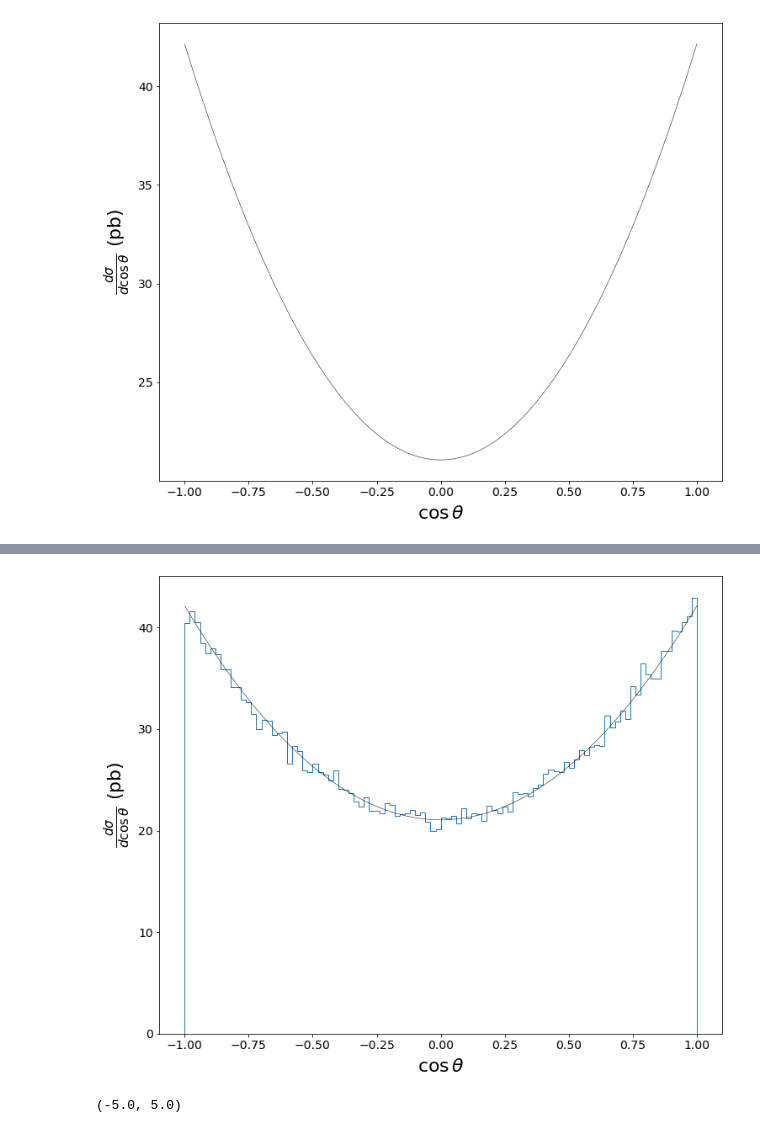
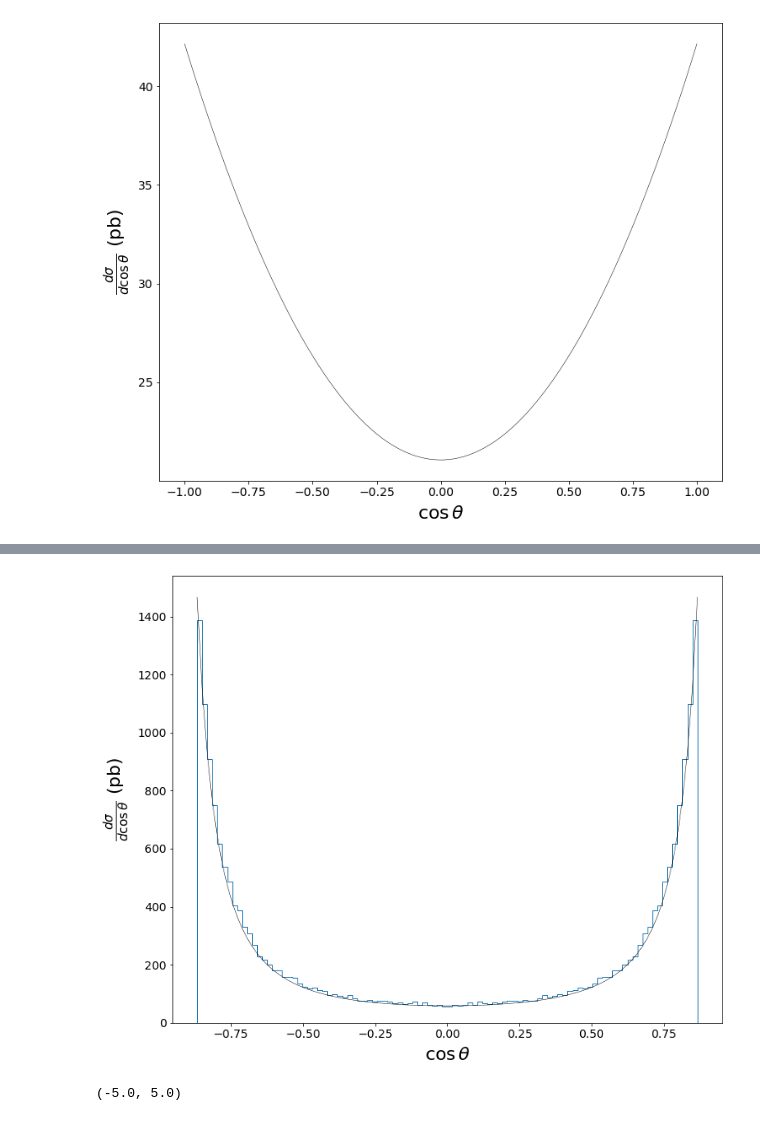
Before and after one commit to antoniovilela/madgraph, a Jupyter notebook: Read-ExRootAnalysis-LHE-workspace.ipynb, the cells around one changed output, grey strips where cells are left out. Cells and saved outputs as stored; diff of their text form; code cells hidden in the pictures.

```diff
--- a/Read-ExRootAnalysis-LHE-workspace.ipynb
+++ b/Read-ExRootAnalysis-LHE-workspace.ipynb
@@ -42,10 +42,10 @@ uproot.__version__
 # %% [output]
 '4.1.5'
 # %%
-save_figures = False
+save_figures = True
 # %%
-root = uproot.open( "data/SM_ee_mumu_z_40GeV/run_01/unweighted_events.root" )
-# root = uproot.open( "data/SM_ee_ee_100GeV/run_02/unweighted_events.root" )
+# root = uproot.open( "data/SM_ee_mumu_z_40GeV/run_01/unweighted_events.root" )
+root = uproot.open( "data/SM_ee_ee_100GeV/run_02/unweighted_events.root" )
 # %%
 tree = root[ "LHEF" ]
 # %%
@@ -219,7 +219,7 @@ df
 # %%
-selection = ( ( df.Status == 1 ) & ( df.PID == 13 ) )
+# selection = ( ( df.Status == 1 ) & ( df.PID == 13 ) )
 # selection = ( ( df.Status == 1 ) & ( df.PID == -13 ) )
-# selection = ( ( df.Status == 1 ) & ( df.PID == 11 ) )
+selection = ( ( df.Status == 1 ) & ( df.PID == 11 ) )
 df_sel = df[ selection ]
 df_sel
 # %% [output]
@@ -343,35 +349,37 @@ print ( I, sig_I )
 # %%
 fig = plt.figure( figsize=(12,10) )
 
 # mumu
-sigma_MC = 56.2 # pb
+# sigma_MC = 56.2 # pb
 # ee
-# sigma_MC = 398.
+sigma_MC = 398.
 
 counts, bins = np.histogram( df_sel[ 'cos_theta' ], weights=weights, bins=100 )
 X = ( bins[:-1] + bins[1:] ) / 2
 
 weights_binwidth = weights / ( bins[1] - bins[0] )
 counts_binwidth = counts / ( bins[1] - bins[0] )
 
 weights_sigma = sigma_MC * weights_binwidth
 counts_sigma = sigma_MC * counts_binwidth
 
 plt.hist( df_sel[ 'cos_theta' ], weights=weights_sigma, histtype='step', bins=100 )
 # plt.plot( X, counts_sigma, 'ko' )
 
 xplot_ = np.linspace( -costheta_max, costheta_max, 100 )
-plt.plot( xplot_, f_costheta( xplot_ ), 'k-', linewidth=0.5 )
-# plt.plot( xplot_, 0.5*f_costheta( xplot_ ), 'k-', linewidth=0.5 )
+# plt.plot( xplot_, f_costheta( xplot_ ), 'k-', linewidth=0.5 )
+plt.plot( xplot_, 0.5*f_costheta( xplot_ ), 'k-', linewidth=0.5 )
 
 plt.xlabel( r"$\cos\theta$" )
 plt.ylabel( r"$\frac{ d\sigma }{ d \cos\theta }$ (pb)" )
 
 if save_figures:
-    plt.savefig( "figs/SM_ee_mumu_40GeV_cos_theta_cross_section.pdf", bbox_inches='tight' )
-    plt.savefig( "figs/SM_ee_mumu_40GeV_cos_theta_cross_section.png", bbox_inches='tight' )
+#     plt.savefig( "figs/SM_ee_mumu_40GeV_cos_theta_cross_section.pdf", bbox_inches='tight' )
+#     plt.savefig( "figs/SM_ee_mumu_40GeV_cos_theta_cross_section.png", bbox_inches='tight' )
+    plt.savefig( "figs/SM_ee_ee_100GeV_cos_theta_cross_section.pdf", bbox_inches='tight' )
+    plt.savefig( "figs/SM_ee_ee_100GeV_cos_theta_cross_section.png", bbox_inches='tight' )
 # %% [output]
-[figure, old version]
+[figure, new version]
 # %%
 fig = plt.figure( figsize=(12,10) )
 plt.hist( df_sel[ 'Rapidity' ], histtype='step', bins=40 )
```
Also changed, not shown: parts of 15 cells of this notebook, 1 other file.
